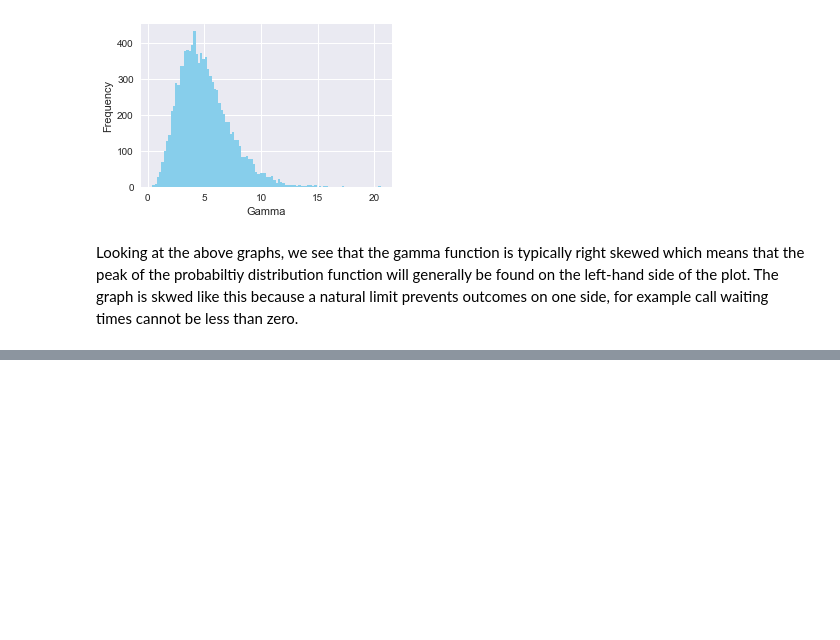
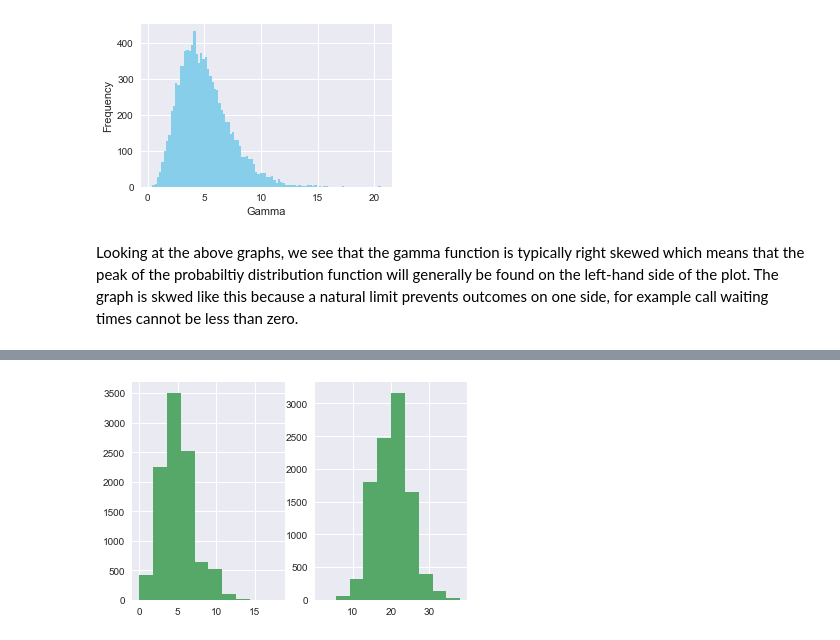
Before and after one commit to TommyVaughan/numpy-random, a Jupyter notebook: numpy-random.ipynb, the cells around one changed output, grey strips where cells are left out. Drawn from its saved outputs; the diff is of its cells as text; code cells hidden in the pictures; blank space fills up the shorter version.

Commit message:
A look at poisson distribution

```diff
--- a/numpy-random.ipynb
+++ b/numpy-random.ipynb
@@ -294,0 +311,15 @@ Looking at the above graphs, we see that the gamma function is typically right s
+# %%
+plt.subplot(1, 2, 1)
+s = np.random.poisson(5, 10000)
+count, bins, ignored = plt.hist(s, 14, density=True)
+plt.hist(s)
+
+
+plt.subplot(1, 2, 2)
+s = np.random.poisson(20, 10000)
+count, bins, ignored = plt.hist(s, 14, density=True)
+plt.hist(s)
+
+plt.show()
+# %% [output]
+[figure, added]
```
Also changed, not shown: parts of 7 cells of this notebook.
